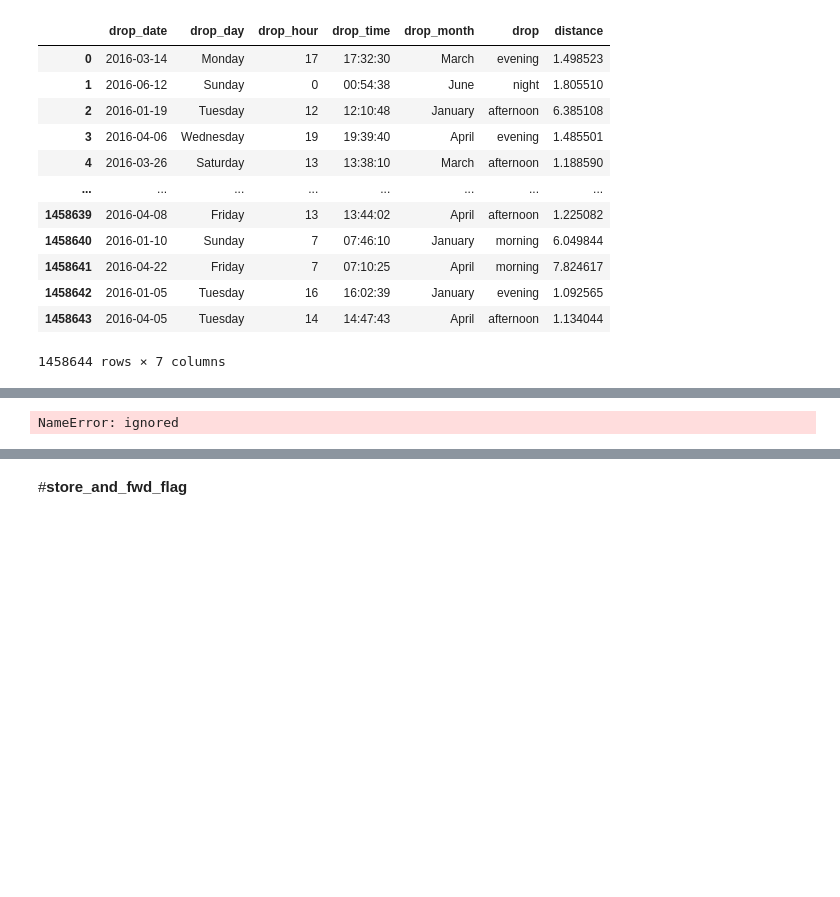
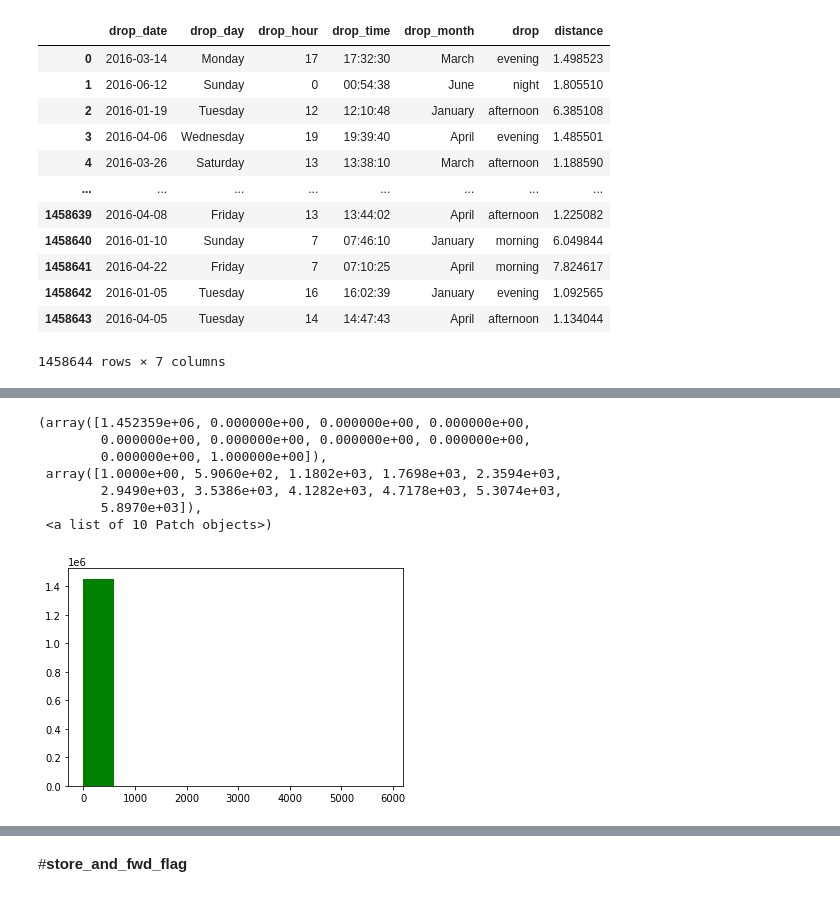
Before and after one commit to Gauravmehra1/NYCTaxiData.csv, a Jupyter notebook: Copy_of_NYC_Taxi_Trip_Time_Prediction_Capstone_Project.ipynb, the cells around one changed output, grey strips where cells are left out. Drawn from its saved outputs; the diff is of its cells as text; code cells hidden in the pictures; blank space fills up the shorter version.

```diff
--- a/Copy_of_NYC_Taxi_Trip_Time_Prediction_Capstone_Project.ipynb
+++ b/Copy_of_NYC_Taxi_Trip_Time_Prediction_Capstone_Project.ipynb
@@ -563,4 +594,12 @@ NameError: ignored
 # %%
-plt.hist(df['distance'].values, color='green')
+#graph of distance
+plt.hist(df['distance'].value_counts(), color='green')
 # %% [output]
-NameError: ignored
+(array([1.452359e+06, 0.000000e+00, 0.000000e+00, 0.000000e+00,
+        0.000000e+00, 0.000000e+00, 0.000000e+00, 0.000000e+00,
+        0.000000e+00, 1.000000e+00]),
+ array([1.0000e+00, 5.9060e+02, 1.1802e+03, 1.7698e+03, 2.3594e+03,
+        2.9490e+03, 3.5386e+03, 4.1282e+03, 4.7178e+03, 5.3074e+03,
+        5.8970e+03]),
+ <a list of 10 Patch objects>)
+[figure, added]
```
Also changed, not shown: parts of 39 cells of this notebook.
